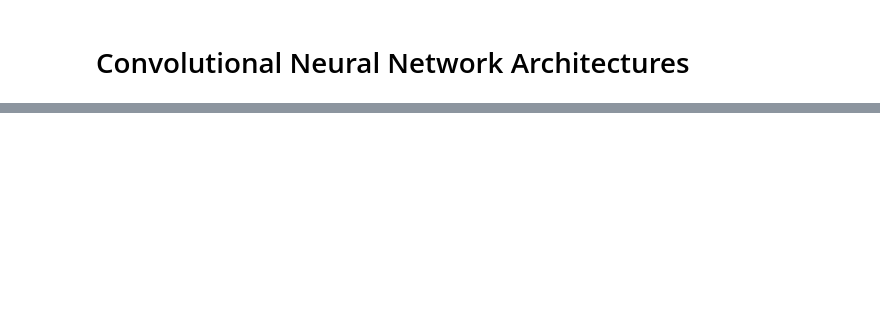
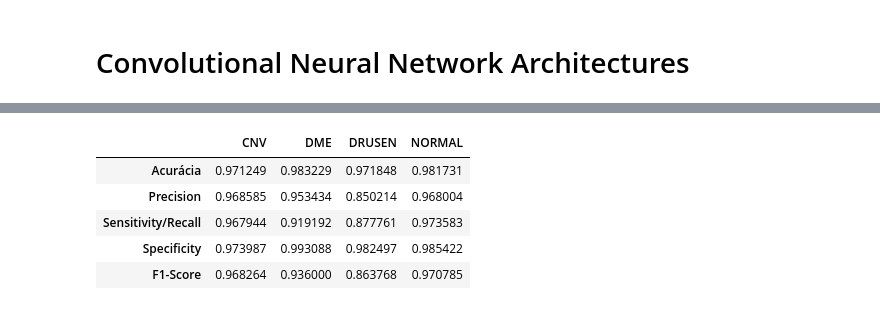
Before and after one commit to myller-silva/PDI-Project, a Jupyter notebook: pdi-project.ipynb, the cells around one changed output, grey strips where cells are left out. Drawn from its saved outputs; the diff is of its cells as text; code cells hidden in the pictures; blank space fills up the shorter version.

```diff
--- a/pdi-project.ipynb
+++ b/pdi-project.ipynb
@@ -561,0 +515,2 @@ CNN9
+# %%
+train(model_cnn9, train_loader, epochs=epochs, optimizer=optimizer_cnn9, criterion=criterion_cnn9)
@@ -561,0 +623,2 @@ CNN9
+# %%
+all_preds_cnn9, all_labels_cnn9 = eval(model_cnn9, test_loader)
@@ -561,0 +647,3 @@ CNN9
+# %%
+cm_cnn9 = confusion_matrix(all_labels_cnn9, all_preds_cnn9)
+pd.DataFrame(cm_cnn9, index = dataset.classes, columns = dataset.classes)
@@ -561,0 +685,9 @@ CNN9
+# %%
+calculate_metrics(cm_cnn9, dataset.classes)
+# %% [output]
+|  | CNV | DME | DRUSEN | NORMAL |
+| Acurácia | 0.971249 | 0.983229 | 0.971848 | 0.981731 |
+| Precision | 0.968585 | 0.953434 | 0.850214 | 0.968004 |
+| Sensitivity/Recall | 0.967944 | 0.919192 | 0.877761 | 0.973583 |
+| Specificity | 0.973987 | 0.993088 | 0.982497 | 0.985422 |
+| F1-Score | 0.968264 | 0.936000 | 0.863768 | 0.970785 |
```
Also changed, not shown: parts of 115 cells of this notebook.
